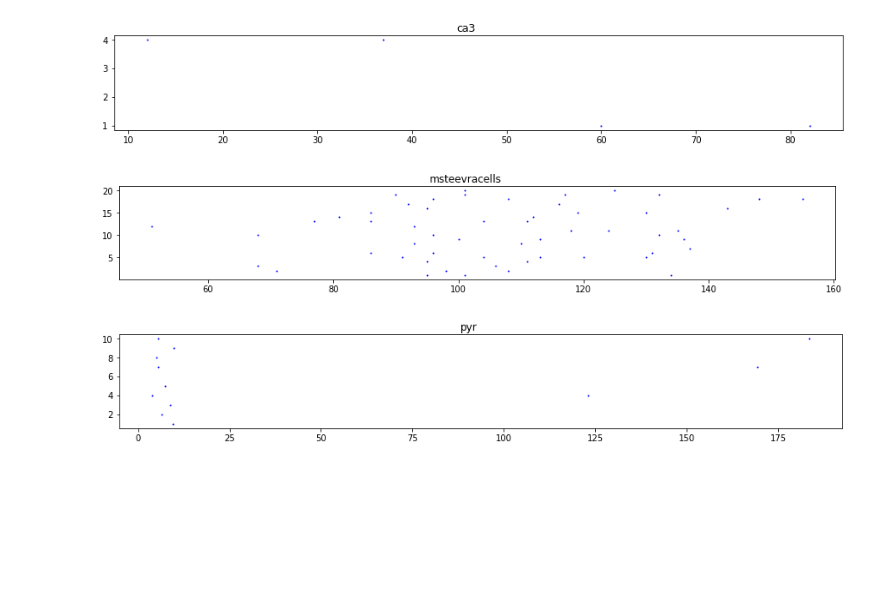
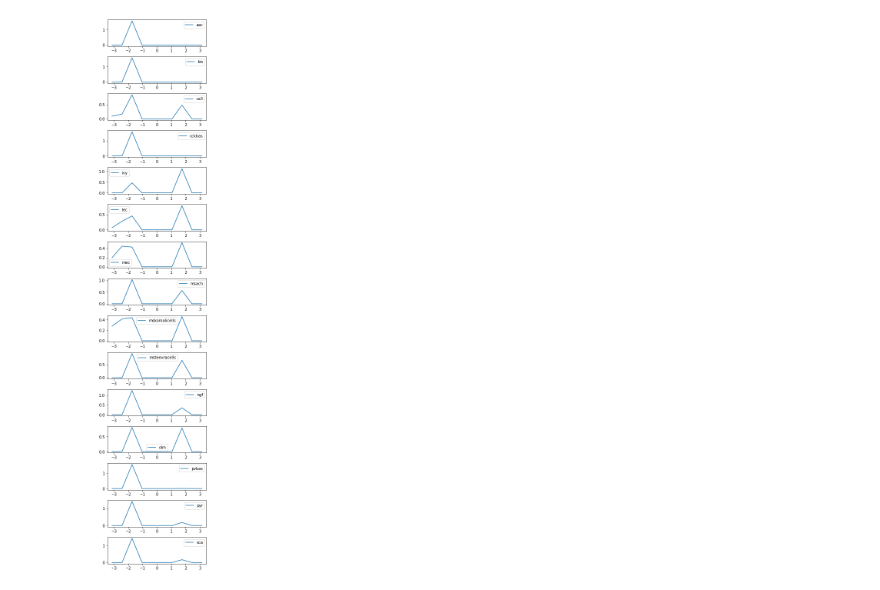
Before and after one commit to ivanmysin/CA1_rhythms_model, a Jupyter notebook: run_from_notebook.ipynb, the cells around one changed output. Cells and saved outputs as stored; diff of their text form; code cells hidden in the pictures; blank space fills up the shorter version.

```diff
--- a/run_from_notebook.ipynb
+++ b/run_from_notebook.ipynb
@@ -17,19 +13,17 @@ KeyError: "Unable to open object (object 'time' doesn't exist)"
 # %%
 import matplotlib.pyplot as plt
 plt.rcParams["figure.figsize"] = (15, 2)
 from basic_parameters import basic_params
 import plot_result as my_plot
 
 file = basic_params["file_results"]
 # my_plot.plot_v(file)
 
-my_plot.plot_spike_raster(file)
+# my_plot.plot_spike_raster(file)
 # my_plot.plot_lfp(file)
-# my_plot.plot_phase_disrtibution(file)
+my_plot.plot_phase_disrtibution(file)
 # %% [output]
-[figure, old version]
+[figure, new version]
-[figure, removed]
-[figure, removed]
 # %%
 from process import processing_and_save
 from basic_parameters import basic_params
```
Also changed, not shown: parts of 2 cells of this notebook, 4 other files.
